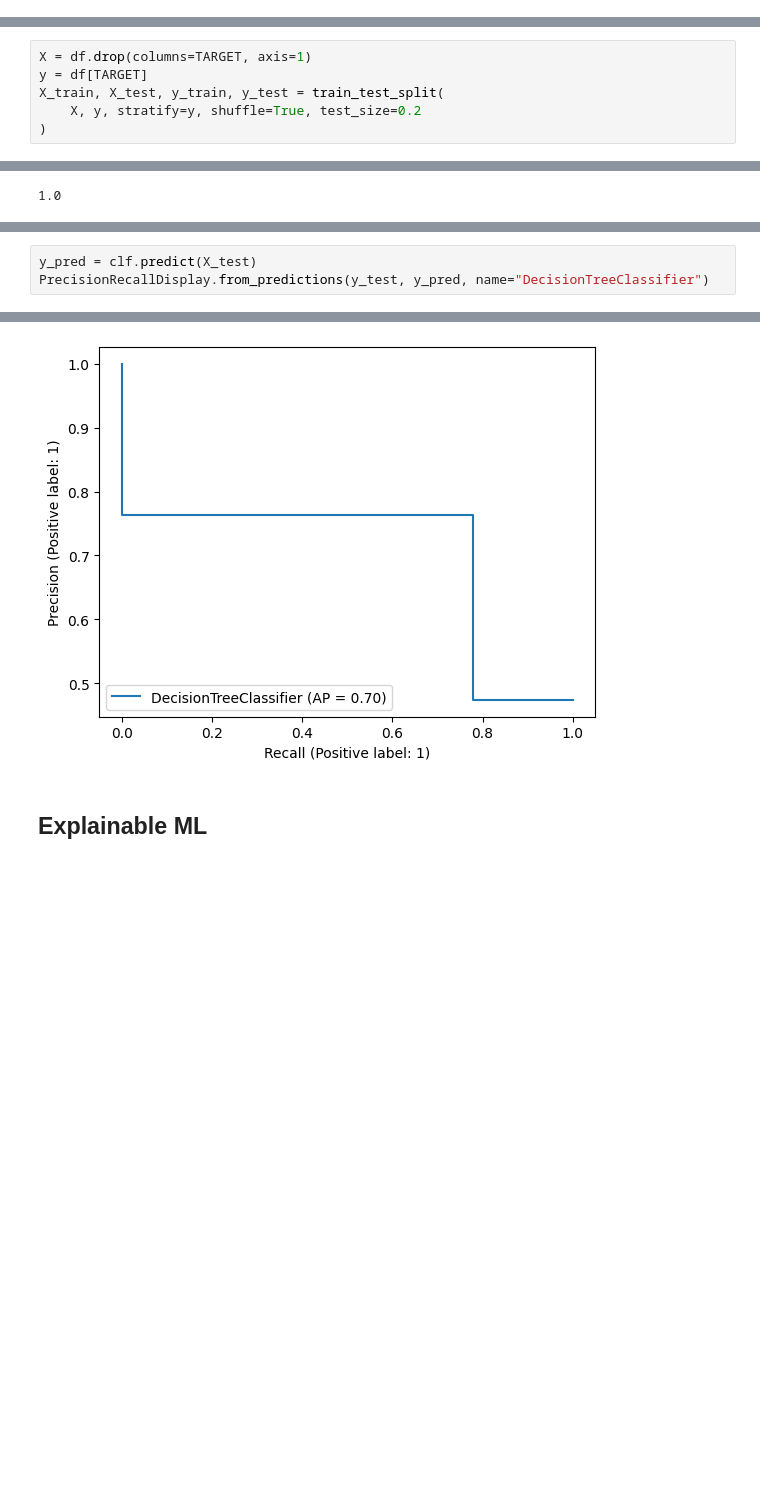
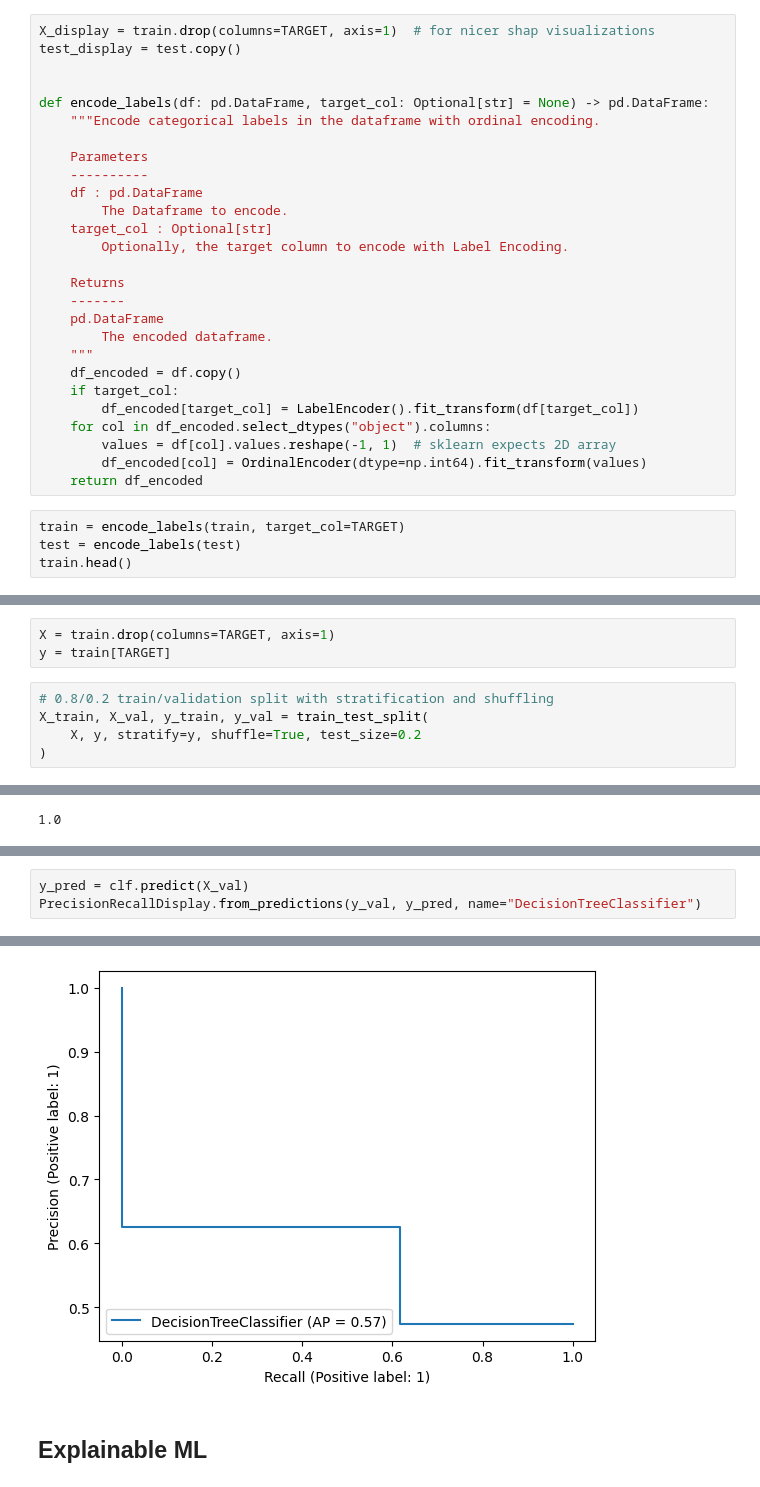
Before and after one commit to MoritzM00/Linkit-Beginner-Challenge-Explainable-ML, a Jupyter notebook: challenge.ipynb, the cells around one changed output, grey strips where cells are left out. Cells and saved outputs as stored; diff of their text form; blank space fills up the shorter version.

```diff
--- a/challenge.ipynb
+++ b/challenge.ipynb
@@ -145,0 +125,31 @@ df.head()
+# %%
+X_display = train.drop(columns=TARGET, axis=1)  # for nicer shap visualizations
+test_display = test.copy()
+
+
+def encode_labels(df: pd.DataFrame, target_col: Optional[str] = None) -> pd.DataFrame:
+    """Encode categorical labels in the dataframe with ordinal encoding.
+
+    Parameters
+    ----------
+    df : pd.DataFrame
+        The Dataframe to encode.
+    target_col : Optional[str]
+        Optionally, the target column to encode with Label Encoding.
+
+    Returns
+    -------
+    pd.DataFrame
+        The encoded dataframe.
+    """
+    df_encoded = df.copy()
+    if target_col:
+        df_encoded[target_col] = LabelEncoder().fit_transform(df[target_col])
+    for col in df_encoded.select_dtypes("object").columns:
+        values = df[col].values.reshape(-1, 1)  # sklearn expects 2D array
+        df_encoded[col] = OrdinalEncoder(dtype=np.int64).fit_transform(values)
+    return df_encoded
+# %%
+train = encode_labels(train, target_col=TARGET)
+test = encode_labels(test)
+train.head()
@@ -149,10 +166,12 @@ df.head()
 First, we need to split the data into a training and test set. We do this with the `train_test_split` function provided by `sklearn`.
 
 Then, a simple `DecisionTreeClassifier` is fitted on the training set.
+# %%
+X = train.drop(columns=TARGET, axis=1)
+y = train[TARGET]
 # %%
-X = df.drop(columns=TARGET, axis=1)
-y = df[TARGET]
-X_train, X_test, y_train, y_test = train_test_split(
+# 0.8/0.2 train/validation split with stratification and shuffling
+X_train, X_val, y_train, y_val = train_test_split(
     X, y, stratify=y, shuffle=True, test_size=0.2
 )
 # %%
@@ -192,11 +211,11 @@ Here, the recall is 0.77, meaning that the classifier caught 77% of the positive
 
 **F1 Score**: The harmonic mean of precision and recall. It is a good measure of accuracy, as it takes both false positives and false negatives into account.
 # %%
-y_pred = clf.predict(X_test)
-PrecisionRecallDisplay.from_predictions(y_test, y_pred, name="DecisionTreeClassifier")
+y_pred = clf.predict(X_val)
+PrecisionRecallDisplay.from_predictions(y_val, y_pred, name="DecisionTreeClassifier")
 # %% [output]
 <sklearn.metrics._plot.precision_recall_curve.PrecisionRecallDisplay at 0x...>
-[figure, old version]
+[figure, new version]
 # %% [markdown]
 ## Explainable ML
 # %%
```
Also changed, not shown: parts of 20 cells of this notebook.
